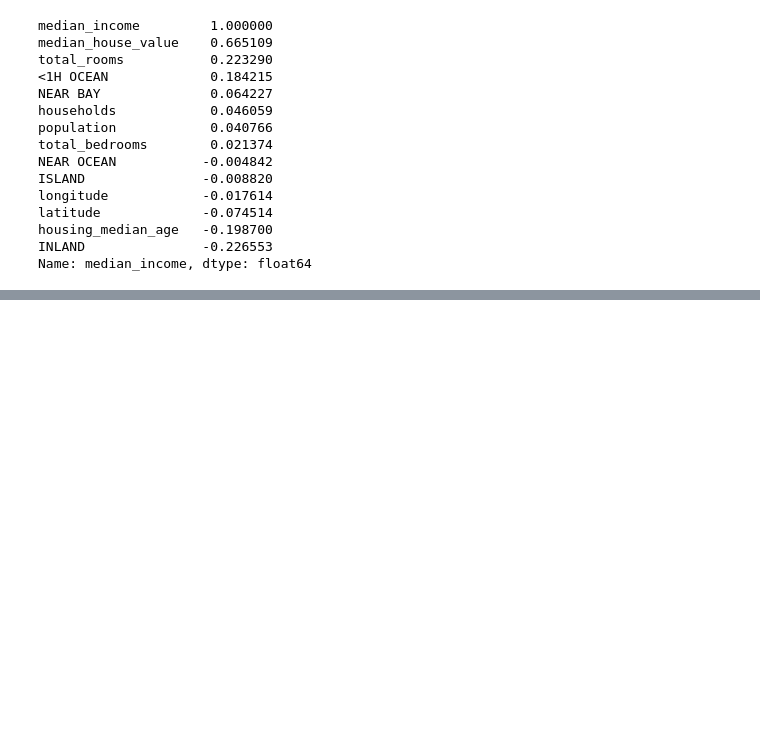
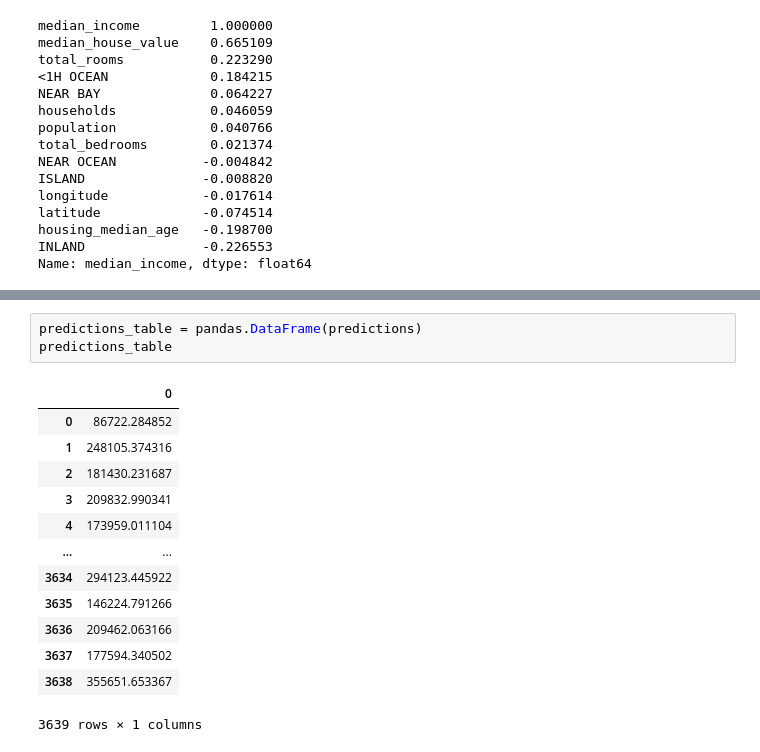
Before and after one commit to luisssSoto/IAAndMachineLearning, a Jupyter notebook: unit4/5.improveLinealRegresionModel/improved_lineal_regresion_model.ipynb, the cells around one changed output, grey strips where cells are left out. Saved outputs shown, nothing was run; the diff lists cells and outputs as text; blank space fills up the shorter version.

```diff
--- a/unit4/5.improveLinealRegresionModel/improved_lineal_regresion_model.ipynb
+++ b/unit4/5.improveLinealRegresionModel/improved_lineal_regresion_model.ipynb
@@ -318,0 +374,17 @@ Name: median_income, dtype: float64
+# %%
+predictions_table = pandas.DataFrame(predictions)
+predictions_table
+# %% [output]
+|  | 0 |
+| 0 | 86722.284852 |
+| 1 | 248105.374316 |
+| 2 | 181430.231687 |
+| 3 | 209832.990341 |
+| 4 | 173959.011104 |
+| ... | ... |
+| 3634 | 294123.445922 |
+| 3635 | 146224.791266 |
+| 3636 | 209462.063166 |
+| 3637 | 177594.340502 |
+| 3638 | 355651.653367 |
+3639 rows × 1 columns
```
Also changed, not shown: parts of 19 cells of this notebook.
